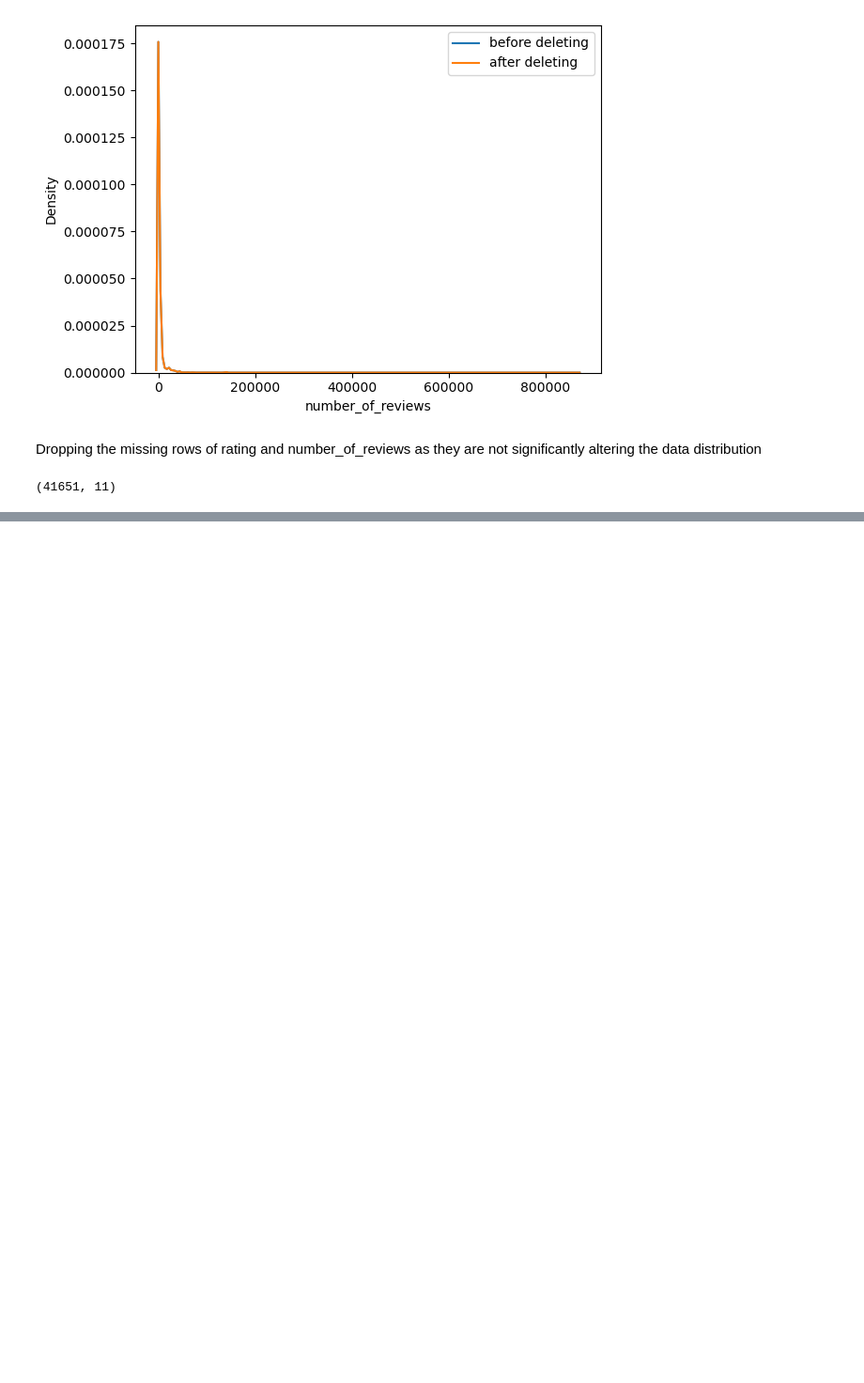
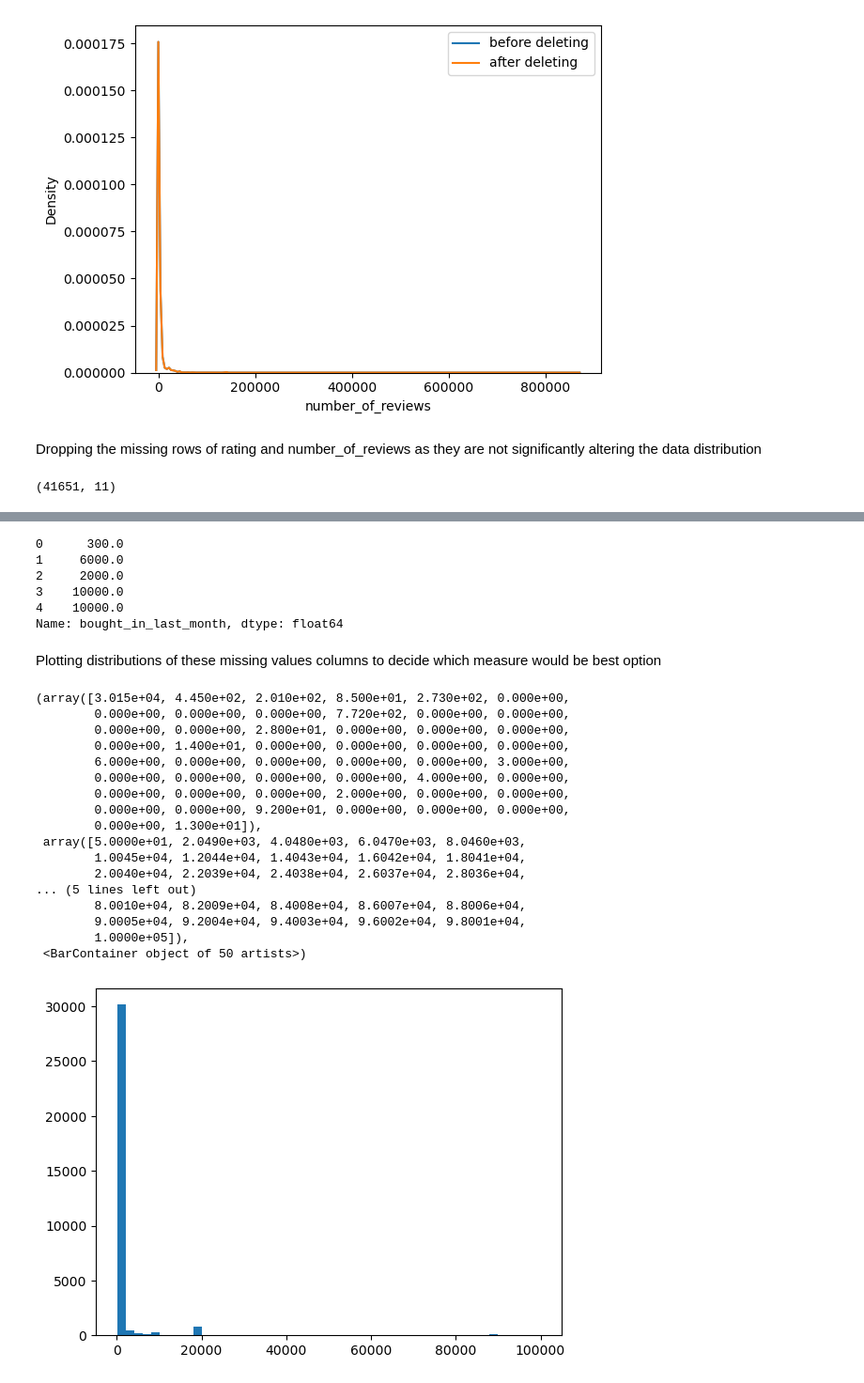
Before and after one commit to bhargavi30-dsa/AI-Powered-Ecommerce-Revenue-Intelligence-System, a Jupyter notebook: notebooks/exploration.ipynb, the cells around one changed output, grey strips where cells are left out. Shown at 94% size. Cells and saved outputs as stored; diff of their text form; code cells hidden in the pictures; blank space fills up the shorter version.

```diff
--- a/notebooks/exploration.ipynb
+++ b/notebooks/exploration.ipynb
@@ -402,0 +423,33 @@ df.shape
+# %%
+df['bought_in_last_month'].head(5)
+# %% [output]
+0      300.0
+1     6000.0
+2     2000.0
+3    10000.0
+4    10000.0
+Name: bought_in_last_month, dtype: float64
+# %% [markdown]
+Plotting distributions of these missing values columns to decide which measure would be best option
+# %%
+#plotting bought_in_last_month
+plt.hist(df['bought_in_last_month'],bins=50)
+# %% [output]
+(array([3.015e+04, 4.450e+02, 2.010e+02, 8.500e+01, 2.730e+02, 0.000e+00,
+        0.000e+00, 0.000e+00, 0.000e+00, 7.720e+02, 0.000e+00, 0.000e+00,
+        0.000e+00, 0.000e+00, 2.800e+01, 0.000e+00, 0.000e+00, 0.000e+00,
+        0.000e+00, 1.400e+01, 0.000e+00, 0.000e+00, 0.000e+00, 0.000e+00,
+        6.000e+00, 0.000e+00, 0.000e+00, 0.000e+00, 0.000e+00, 3.000e+00,
+        0.000e+00, 0.000e+00, 0.000e+00, 0.000e+00, 4.000e+00, 0.000e+00,
+        0.000e+00, 0.000e+00, 0.000e+00, 2.000e+00, 0.000e+00, 0.000e+00,
+        0.000e+00, 0.000e+00, 9.200e+01, 0.000e+00, 0.000e+00, 0.000e+00,
+        0.000e+00, 1.300e+01]),
+ array([5.0000e+01, 2.0490e+03, 4.0480e+03, 6.0470e+03, 8.0460e+03,
+        1.0045e+04, 1.2044e+04, 1.4043e+04, 1.6042e+04, 1.8041e+04,
+        2.0040e+04, 2.2039e+04, 2.4038e+04, 2.6037e+04, 2.8036e+04,
+... (5 lines left out)
+        8.0010e+04, 8.2009e+04, 8.4008e+04, 8.6007e+04, 8.8006e+04,
+        9.0005e+04, 9.2004e+04, 9.4003e+04, 9.6002e+04, 9.8001e+04,
+        1.0000e+05]),
+ <BarContainer object of 50 artists>)
+[figure, added]
```
Also changed, not shown: parts of 15 cells of this notebook, 1 other file.
